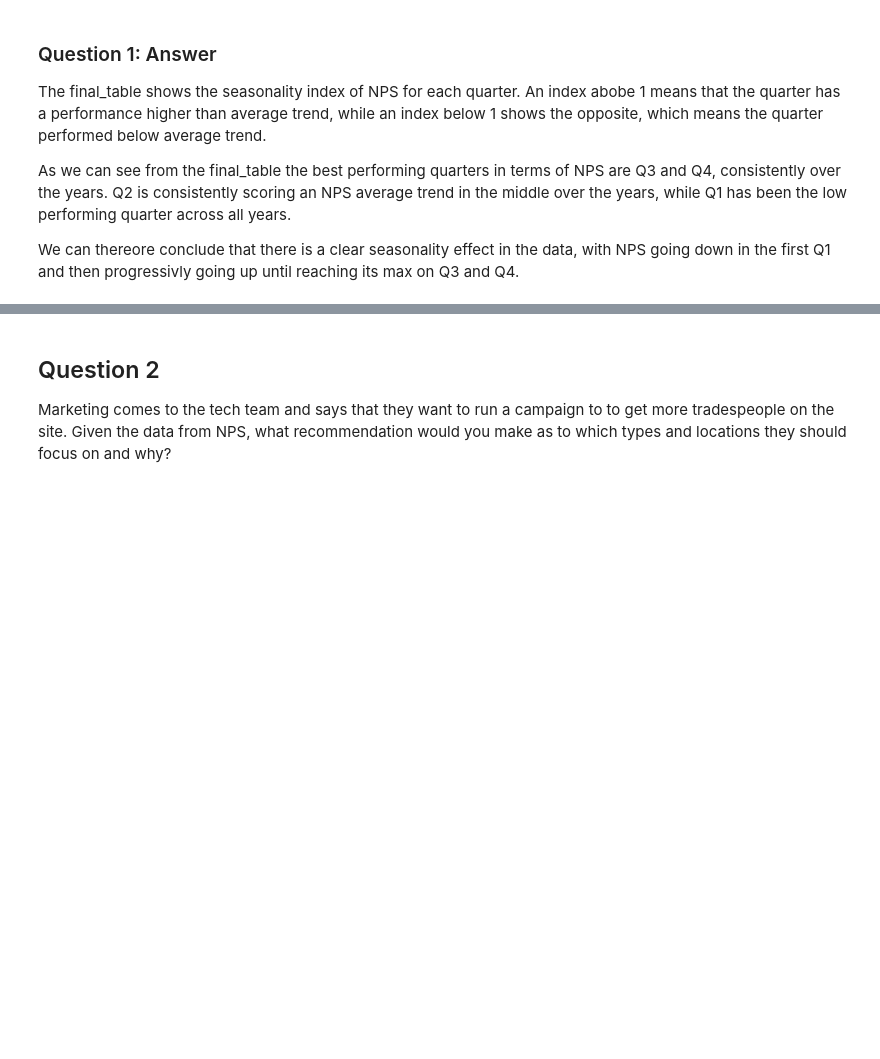
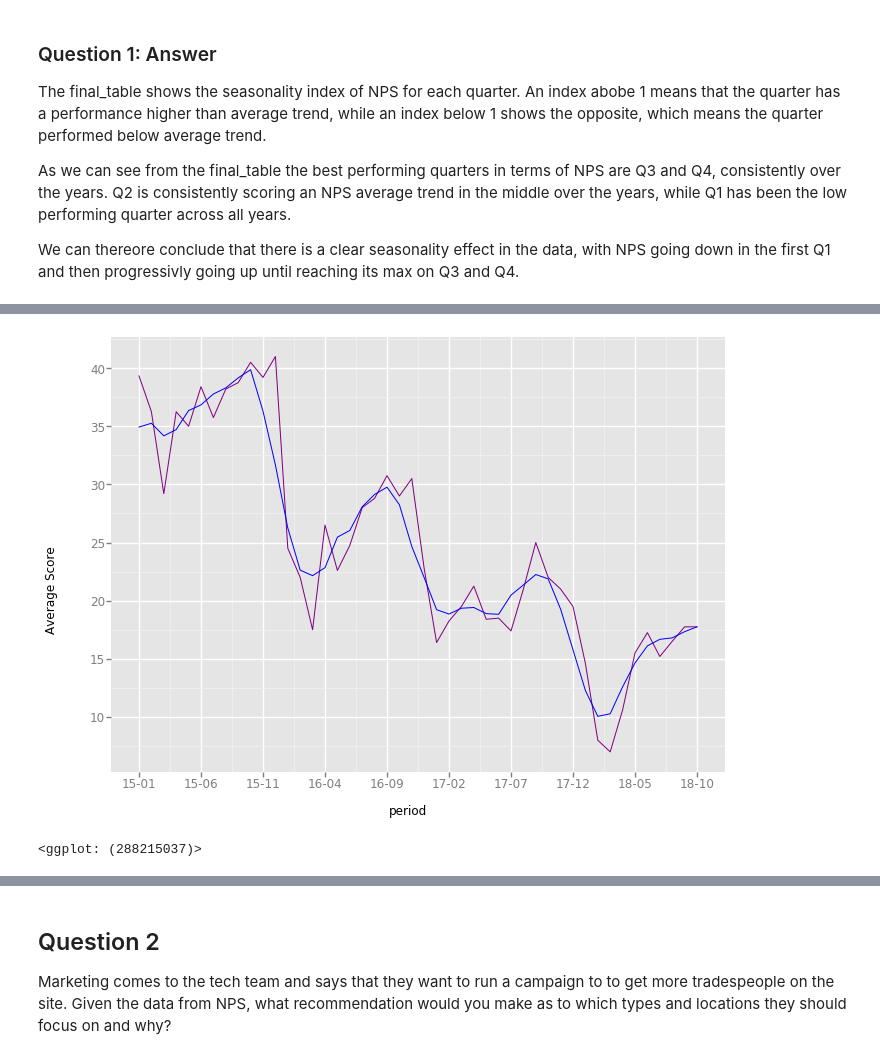
Before and after one commit to giacman/mybuilder_tech-task, a Jupyter notebook: tech_task.ipynb, the cells around one changed output, grey strips where cells are left out. Drawn from its saved outputs; the diff is of its cells as text; code cells hidden in the pictures; blank space fills up the shorter version.

Commit message:
version with monthly plot

```diff
--- a/tech_task.ipynb
+++ b/tech_task.ipynb
@@ -92,0 +123,2 @@ We can thereore conclude that there is a clear seasonality effect in the data, w
+# %%
+data_m = sqlio.read_sql_query(query_monthly, conn)
@@ -92,0 +134,15 @@ We can thereore conclude that there is a clear seasonality effect in the data, w
+# %%
+data_m["period"] = data_m["cohort_year"].map(int).map(str) + data_m["cohort_month"].map(int).map(str)
+# %%
+data_m["period"] = pd.to_datetime(data_m["period"],format='%Y%m')
+# %%
+data_m["period"] = data_m["period"].dt.strftime('%y-%m')
+# %%
+ggplot(aes(x='period'), data = data_m)+\
+        geom_line(aes(y='monthly_average_score', color='purple'))+\
+        geom_line(aes(y='moving_average', color='blue'))+\
+        scale_x_continuous(breaks = range(0,50,5))+\
+        ylab('Average Score')
+# %% [output]
+[figure, added]
+<ggplot: (288215037)>
```
Also changed, not shown: parts of 8 cells of this notebook.
